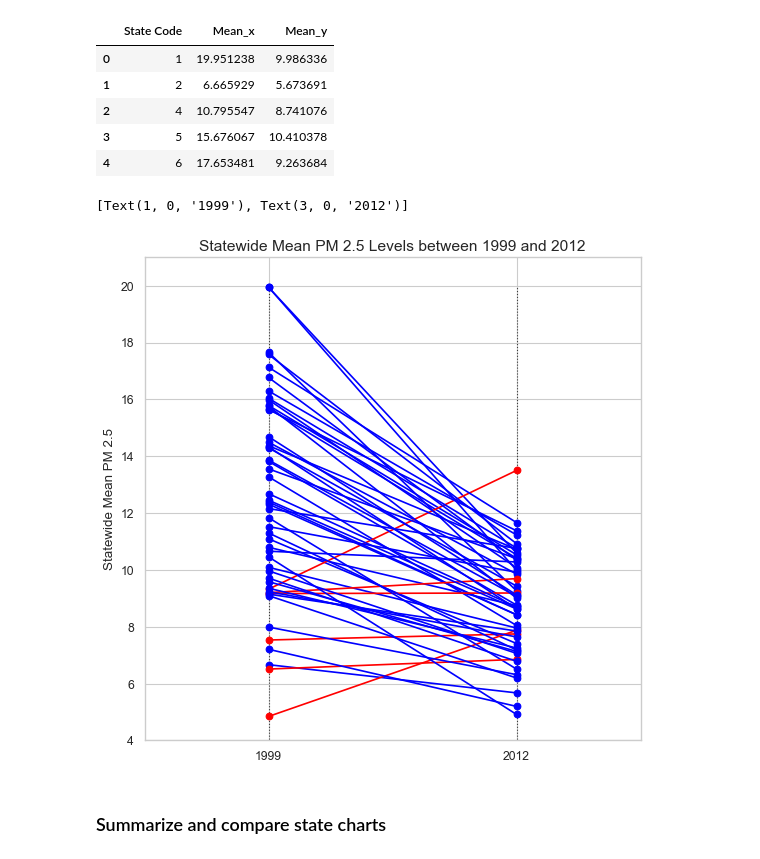
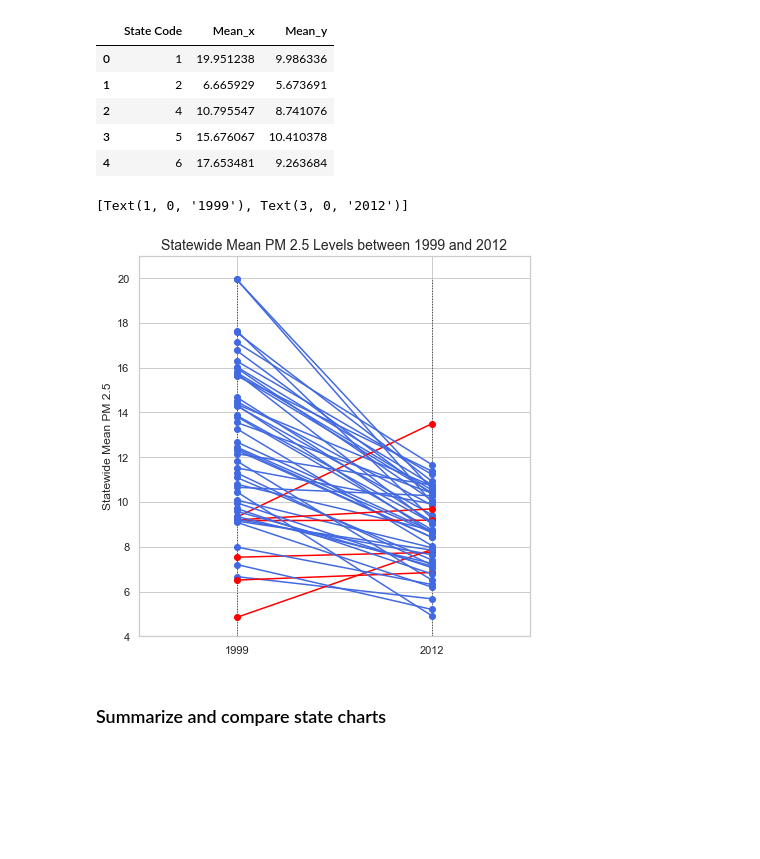
Before and after one commit to mjlaw/FIT_capstone, a Jupyter notebook: Jupyter_notebooks/PM2.5 studies.ipynb, the cells around one changed output. Cells and saved outputs as stored; diff of their text form; code cells hidden in the pictures; blank space fills up the shorter version.

Commit message:
updated visualizations

```diff
--- a/Jupyter_notebooks/PM2.5 studies.ipynb
+++ b/Jupyter_notebooks/PM2.5 studies.ipynb
@@ -271,38 +271,38 @@ mrg.head(5)
 # %%
 sns.set(style='whitegrid', context='notebook', rc={'figure.figsize': (8,8)})
 #Code for this plot was modified from slope chart on
 #https://www.machinelearningplus.com/plots/top-50-matplotlib-visualizations-the-master-plots-python/
 import matplotlib.lines as mlines
 
 def newline(p1, p2, color='black'):
     ax = plt.gca()
-    l = mlines.Line2D([p1[0],p2[0]], [p1[1],p2[1]], color='blue' if p1[1]-p2[1] > 0 else 'red',  marker='o', markersize=6)
+    l = mlines.Line2D([p1[0],p2[0]], [p1[1],p2[1]], color='royalblue' if p1[1]-p2[1] > 0 else 'red',  marker='o', markersize=6)
     ax.add_line(l)
     return l
 
-fig, ax = plt.subplots(1,1,figsize=(8,8), dpi= 80)
+fig, ax = plt.subplots(1,1,figsize=(7,7))
 
 # Vertical Lines
 #ax.vlines(x=1, ymin=500, ymax=13000, color='black', alpha=0.7, linewidth=1, linestyles='dotted')
 ax.vlines(x=1, ymin= 0, ymax=20, color='black', alpha=0.7, linewidth=1, linestyles='dotted')
 ax.vlines(x=3, ymin=0, ymax=20, color='black', alpha=0.7, linewidth=1, linestyles='dotted')
 
 # Points
 ax.scatter(y=mrg['Mean_x'], x=np.repeat(1, mrg.shape[0]), s=10, color='black', alpha=0.7)
 ax.scatter(y=mrg['Mean_y'], x=np.repeat(3, mrg.shape[0]), s=10, color='black', alpha=0.7)
 
-# Line Segmentsand Annotation
+# Line Segments and Annotation
 for p1, p2, c in zip(mrg['Mean_x'], mrg['Mean_y'], mrg['State Code']):
     newline([1,p1], [3,p2])
 
-# Decoration
+# Title and Labels
 ax.set_title('Statewide Mean PM 2.5 Levels between 1999 and 2012', fontsize = 14)
 ax.set(xlim=(0,4), ylim=(4,21), ylabel='Statewide Mean PM 2.5')
 ax.set_xticks([1,3])
 ax.set_xticklabels(["1999", "2012"])
 # %% [output]
 [Text(1, 0, '1999'), Text(3, 0, '2012')]
-[figure, old version]
+[figure, new version]
 # %%
 plt.close()
 # %% [markdown]
```
Also changed, not shown: 1 other file.
